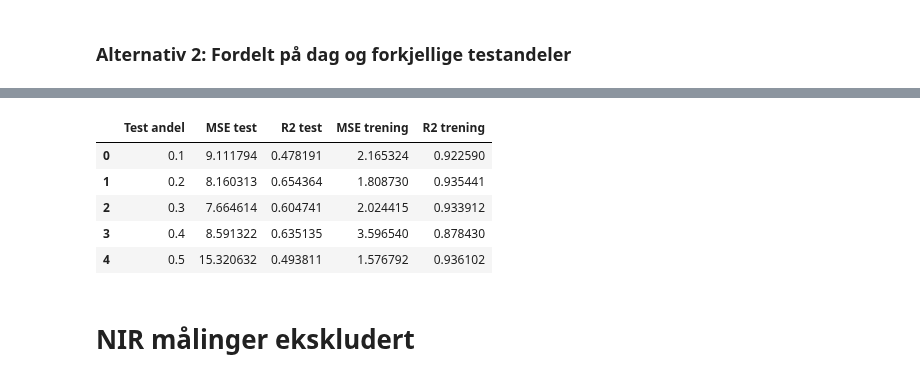
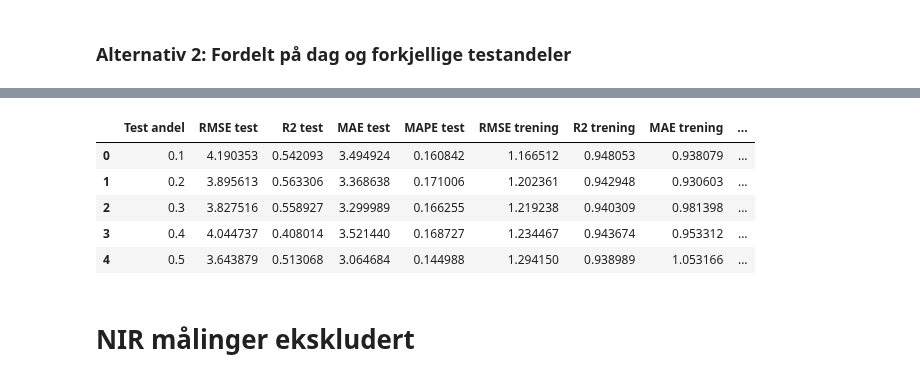
Before and after one commit to PreyPython123/Master-V24-Semiveiledet-Regresjon, a Jupyter notebook: Bioco_Collagen_Klassiske_Superveiledet_Regresjonsmetoder.ipynb, the cells around one changed output, grey strips where cells are left out. Cells and saved outputs as stored; diff of their text form; code cells hidden in the pictures.

```diff
--- a/Bioco_Collagen_Klassiske_Superveiledet_Regresjonsmetoder.ipynb
+++ b/Bioco_Collagen_Klassiske_Superveiledet_Regresjonsmetoder.ipynb
@@ -566,15 +530,15 @@ def objective(trial):
       'n_estimators': trial.suggest_int('n_estimators', 100, 200),
       'max_depth': trial.suggest_int('max_depth', 1, 10)
   }
-  rf_pipeline = Pipeline([
+  rfr_pipeline = Pipeline([
       ('skalerer', StandardScaler()),
       ('modell', RandomForestRegressor(**parametere, random_state=random_seed))
   ])
 
-  rf_pipeline.fit(X_trening, y_trening)
-  y_test_prediksjon = rf_pipeline.predict(X_test)
-  mse_test = mean_squared_error(y_test, y_test_prediksjon)
-  return mse_test
+  rfr_pipeline.fit(X_trening, y_trening)
+  y_test_prediksjon = rfr_pipeline.predict(X_test)
+  rmse_test = rmse(y_test, y_test_prediksjon)
+  return rmse_test
 
 if __name__ == "__main__":
   study = optuna.create_study(direction='minimize')
@@ -725,11 +756,11 @@ for test_andel in test_andeler:
-# %%
-collagen_rrf_resultater_dag
-# %% [output]
-|  | Test andel | MSE test | R2 test | MSE trening | R2 trening |
-| 0 | 0.1 | 9.111794 | 0.478191 | 2.165324 | 0.922590 |
-| 1 | 0.2 | 8.160313 | 0.654364 | 1.808730 | 0.935441 |
-| 2 | 0.3 | 7.664614 | 0.604741 | 2.024415 | 0.933912 |
-| 3 | 0.4 | 8.591322 | 0.635135 | 3.596540 | 0.878430 |
-| 4 | 0.5 | 15.320632 | 0.493811 | 1.576792 | 0.936102 |
+# %%
+collagen_rfr_resultater_dag
+# %% [output]
+|  | Test andel | RMSE test | R2 test | MAE test | MAPE test | RMSE trening | R2 trening | MAE trening | ... |
+| 0 | 0.1 | 4.190353 | 0.542093 | 3.494924 | 0.160842 | 1.166512 | 0.948053 | 0.938079 | ... |
+| 1 | 0.2 | 3.895613 | 0.563306 | 3.368638 | 0.171006 | 1.202361 | 0.942948 | 0.930603 | ... |
+| 2 | 0.3 | 3.827516 | 0.558927 | 3.299989 | 0.166255 | 1.219238 | 0.940309 | 0.981398 | ... |
+| 3 | 0.4 | 4.044737 | 0.408014 | 3.521440 | 0.168727 | 1.234467 | 0.943674 | 0.953312 | ... |
+| 4 | 0.5 | 3.643879 | 0.513068 | 3.064684 | 0.144988 | 1.294150 | 0.938989 | 1.053166 | ... |
 # %% [markdown]
 # NIR målinger ekskludert
```
Also changed, not shown: parts of 7 cells of this notebook.
